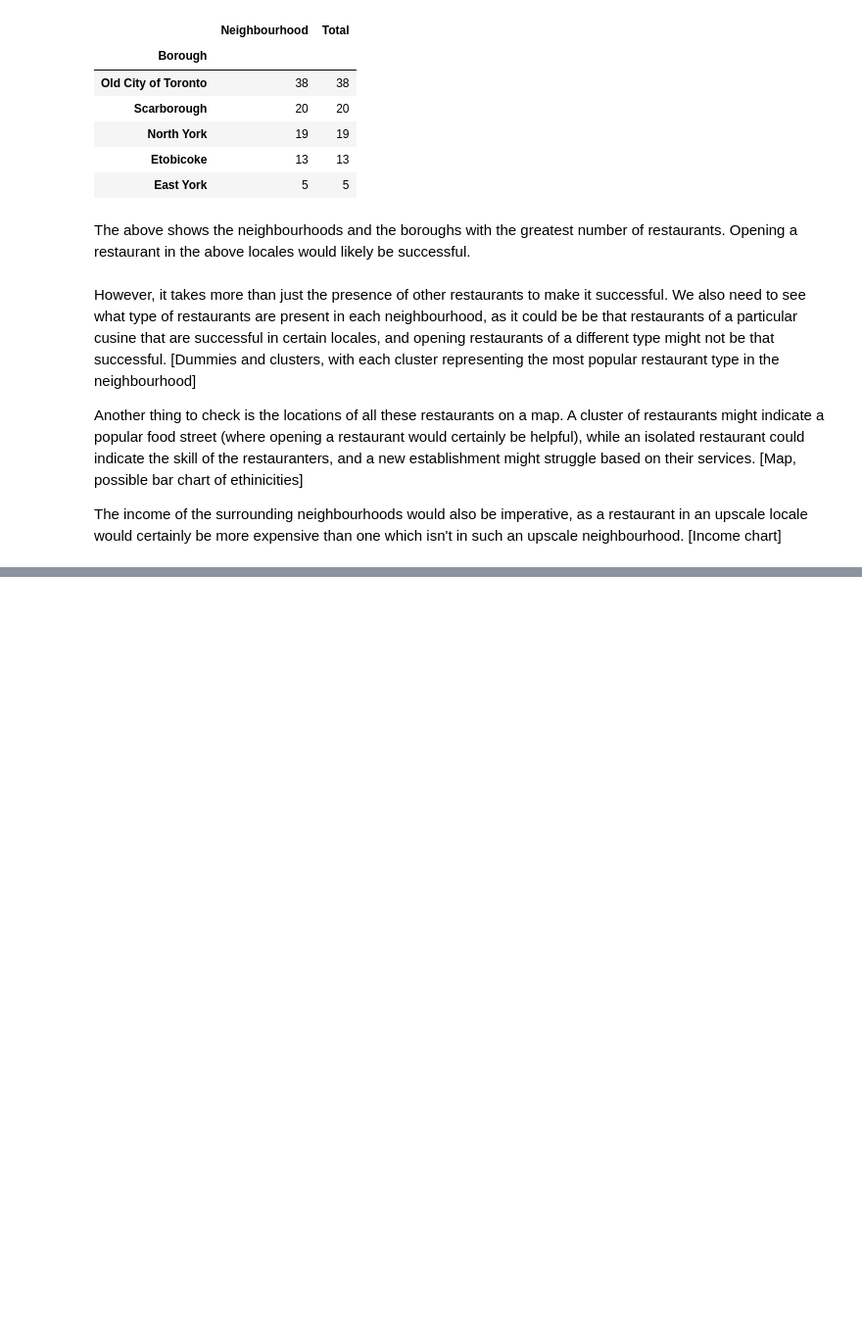
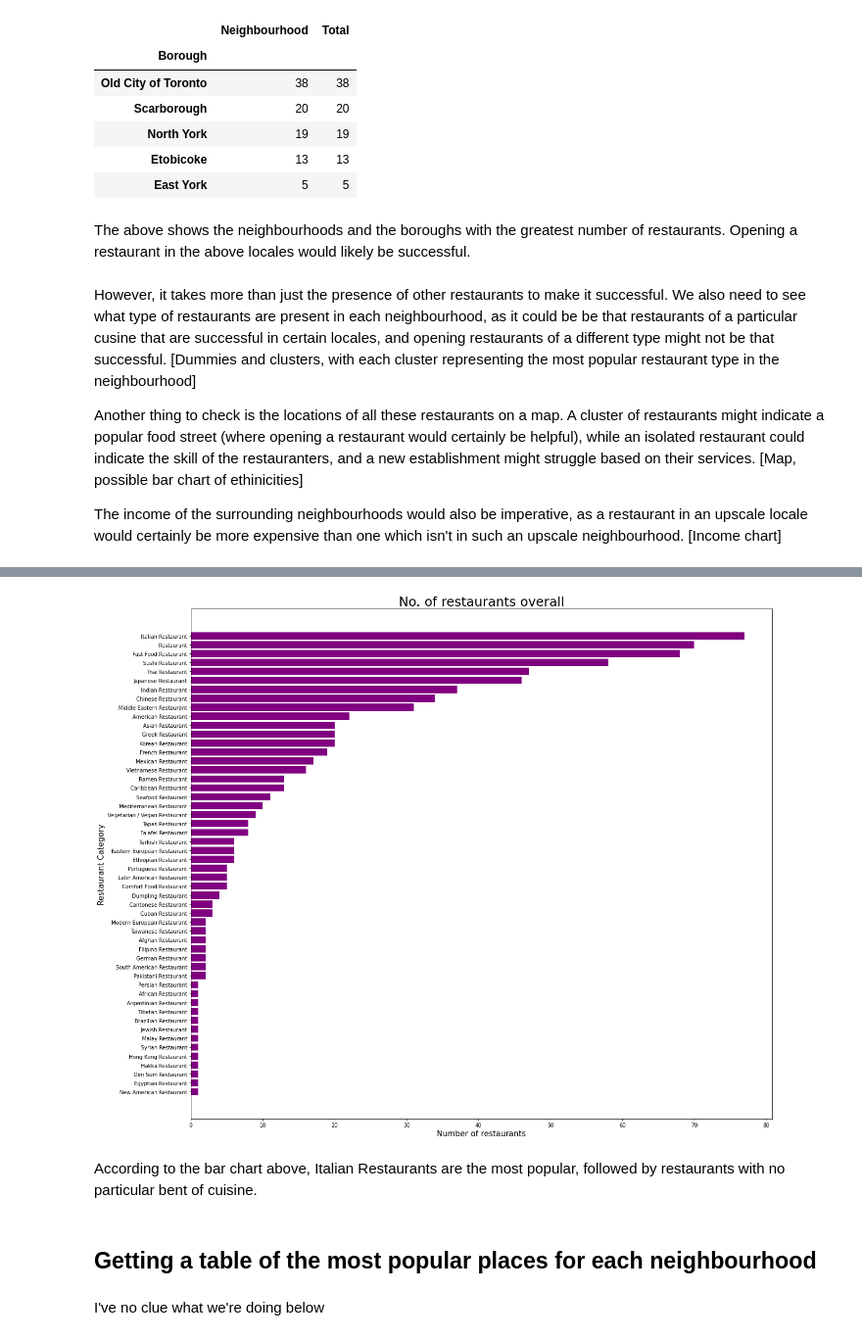
Before and after one commit to Bruno-42/Coursera_Capstone, a Jupyter notebook: Actual_final_project.ipynb, the cells around one changed output, grey strips where cells are left out. Shown at 98% size. Drawn from its saved outputs; the diff is of its cells as text; code cells hidden in the pictures; blank space fills up the shorter version.

```diff
--- a/Actual_final_project.ipynb
+++ b/Actual_final_project.ipynb
@@ -290,0 +404,9 @@ The income of the surrounding neighbourhoods would also be imperative, as a rest
+# %%
+restype = (
+    resturants
+    .groupby(['Venue_Category'], as_index = False)
+    .agg(Total = ('Venue', 'count'))
+    .sort_values('Total', ascending = True)
+)
+
+restype.tail()
@@ -290,0 +420,15 @@ The income of the surrounding neighbourhoods would also be imperative, as a rest
+# %%
+plt.figure(figsize = (20, 18))
+plt.barh(restype['Venue_Category'], restype['Total'], color = 'purple')
+plt.ylabel('Restaurant Category', fontdict = {'fontsize': 15})
+plt.xlabel('Number of restaurants', fontdict = {'fontsize': 15})
+plt.title('No. of restaurants overall', fontdict = {'fontsize': 25})
+plt.show()
+# %% [output]
+[figure, added]
+# %% [markdown]
+According to the bar chart above, Italian Restaurants are the most popular, followed by restaurants with no particular bent of cuisine.
+# %% [markdown]
+## Getting a table of the most popular places for each neighbourhood
+# %% [markdown]
+I've no clue what we're doing below
```
Also changed, not shown: parts of 43 cells of this notebook.
